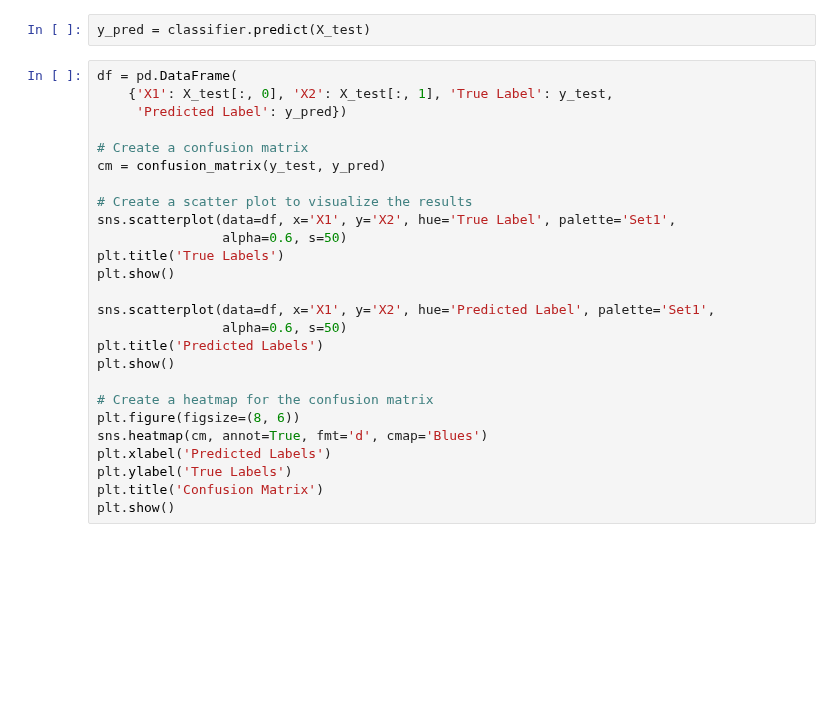
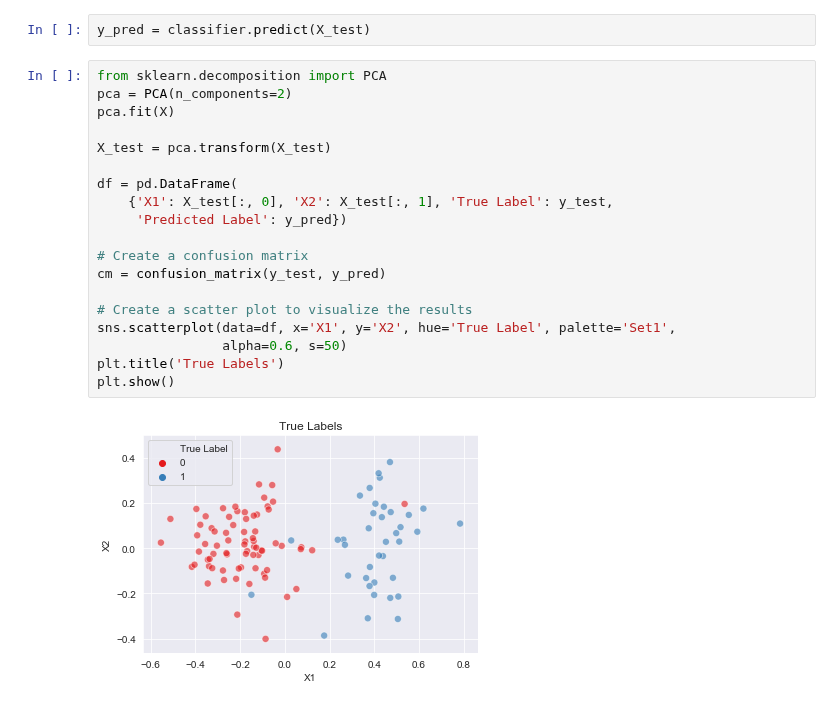
Before and after one commit to damianhorna/multi-imbalance, a Jupyter notebook: examples/classifiers/BRACID.ipynb, the cells around one changed output. Cells and saved outputs as stored; diff of their text form; blank space fills up the shorter version.

```diff
--- a/examples/classifiers/BRACID.ipynb
+++ b/examples/classifiers/BRACID.ipynb
@@ -60,28 +65,23 @@ classifier.fit(X_train, y_train)
 # %%
 y_pred = classifier.predict(X_test)
 # %%
+from sklearn.decomposition import PCA
+pca = PCA(n_components=2)
+pca.fit(X)
+
+X_test = pca.transform(X_test)
+
 df = pd.DataFrame(
     {'X1': X_test[:, 0], 'X2': X_test[:, 1], 'True Label': y_test,
      'Predicted Label': y_pred})
 
 # Create a confusion matrix
 cm = confusion_matrix(y_test, y_pred)
 
 # Create a scatter plot to visualize the results
 sns.scatterplot(data=df, x='X1', y='X2', hue='True Label', palette='Set1',
                 alpha=0.6, s=50)
 plt.title('True Labels')
 plt.show()
-
-sns.scatterplot(data=df, x='X1', y='X2', hue='Predicted Label', palette='Set1',
-                alpha=0.6, s=50)
-plt.title('Predicted Labels')
-plt.show()
-
-# Create a heatmap for the confusion matrix
-plt.figure(figsize=(8, 6))
-sns.heatmap(cm, annot=True, fmt='d', cmap='Blues')
-plt.xlabel('Predicted Labels')
-plt.ylabel('True Labels')
-plt.title('Confusion Matrix')
-plt.show()
+# %% [output]
+[figure, added]
```
Also changed, not shown: parts of 4 cells of this notebook.
